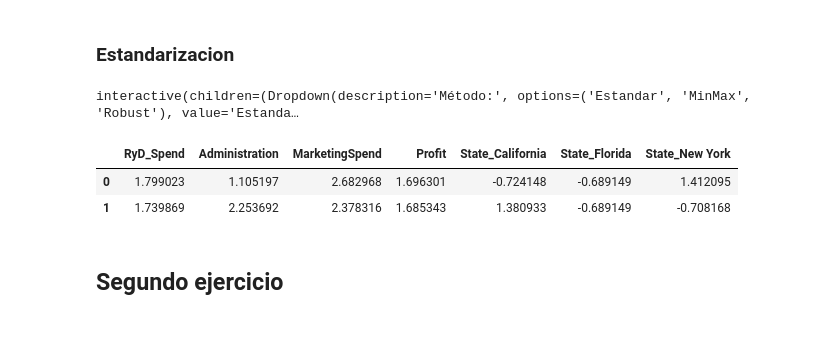
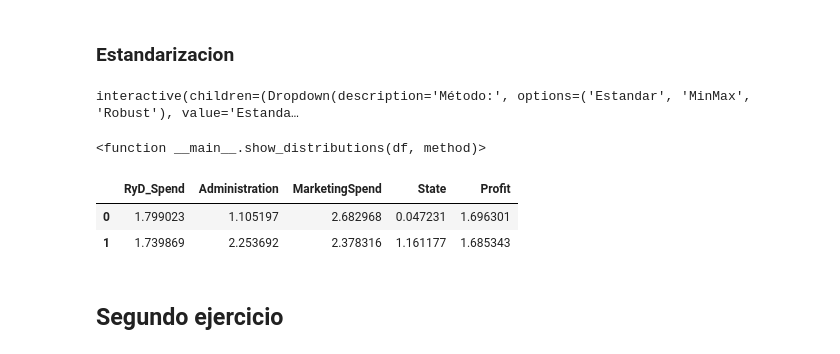
Before and after one commit to Simon890/mineria_datos, a Jupyter notebook: TP2.ipynb, the cells around one changed output. Cells and saved outputs as stored; diff of their text form; code cells hidden in the pictures.

```diff
--- a/TP2.ipynb
+++ b/TP2.ipynb
@@ -232,3 +254,11 @@ ver como tartarlos
+# %%
+def encode_frequency(df, cols):
+    for col in cols:
+        freq = df[col].value_counts(normalize=True)
+        df[col] = df[col].map(freq)
+    return df
+
+companies_encoded = encode_frequency(companies, ['State']) # probe con el binned tambien pero el modelo del ej2 no rinde bien
 # %% [markdown]
 ### Correlaciones
 # %%
@@ -268,7 +298,6 @@ grafico_correlacion(companies, ['State'])
 # %%
 def estandarize(df):
   data = df.copy()
-  data = pd.get_dummies(data, columns=['State'])
   numeric_cols = data.select_dtypes(include=[np.number]).columns
   scaler = StandardScaler()
 
@@ -277,7 +306,6 @@ def estandarize(df):
 
 def normalize(df):
   data = df.copy()
-  data = pd.get_dummies(data, columns=['State'])
   numeric_cols = data.select_dtypes(include=[np.number]).columns
   scaler = MinMaxScaler()
 
@@ -286,7 +314,6 @@ def normalize(df):
 
 def robustize(df):
   data = df.copy()
-  data = pd.get_dummies(data, columns=['State'])
   numeric_cols = data.select_dtypes(include=[np.number]).columns
   scaler = RobustScaler()
 
@@ -314,16 +341,17 @@ method_widget = widgets.Dropdown(
 )
 
 # Usar interact para crear la actualizar el gráfico en un cambio
-interact(show_distributions, df=widgets.fixed(companies), method=method_widget)
+interact(show_distributions, df=widgets.fixed(companies_encoded), method=method_widget)
 # %% [output]
 interactive(children=(Dropdown(description='Método:', options=('Estandar', 'MinMax', 'Robust'), value='Estanda…
+<function __main__.show_distributions(df, method)>
 # %%
-df_standar, standar_scaler = estandarize(companies)
+df_standar, standar_scaler = estandarize(companies_encoded)
 df_standar.head(2)
 # %% [output]
-|  | RyD_Spend | Administration | MarketingSpend | Profit | State_California | State_Florida | State_New York |
-| 0 | 1.799023 | 1.105197 | 2.682968 | 1.696301 | -0.724148 | -0.689149 | 1.412095 |
-| 1 | 1.739869 | 2.253692 | 2.378316 | 1.685343 | 1.380933 | -0.689149 | -0.708168 |
+|  | RyD_Spend | Administration | MarketingSpend | State | Profit |
+| 0 | 1.799023 | 1.105197 | 2.682968 | 0.047231 | 1.696301 |
+| 1 | 1.739869 | 2.253692 | 2.378316 | 1.161177 | 1.685343 |
 # %% [markdown]
 ## **Segundo ejercicio**
 # %% [markdown]
```
Also changed, not shown: parts of 18 cells of this notebook.
